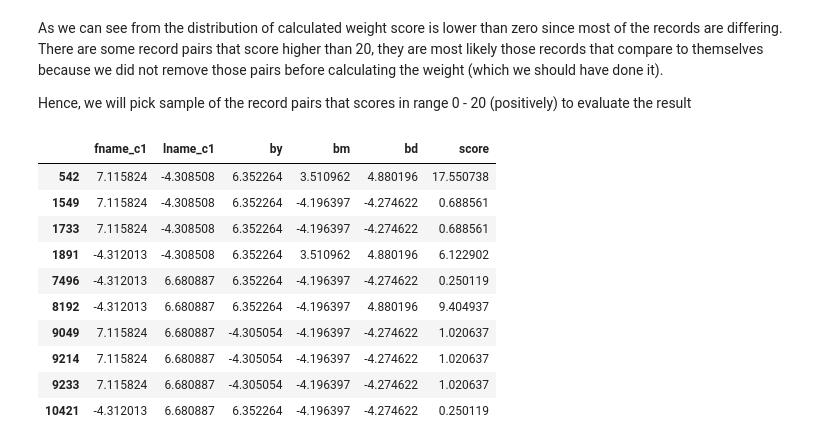
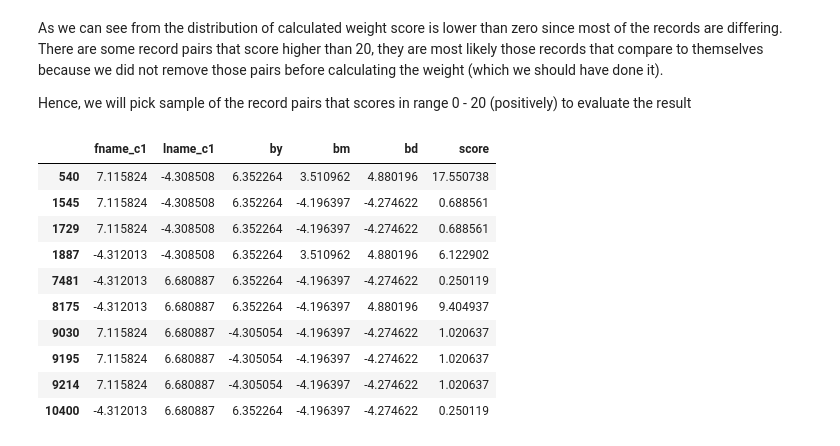
Before and after one commit to RKDSOne/record_linkage, a Jupyter notebook: Record-linkage.ipynb, the cells around one changed output. Saved outputs shown, nothing was run; the diff lists cells and outputs as text; code cells hidden in the pictures.

```diff
--- a/Record-linkage.ipynb
+++ b/Record-linkage.ipynb
@@ -148,6 +147,9 @@ def field_weight(field, comp):
     else:
         weight = disagreement_weight(m_prob[field], u_prob[field])
     return weight
+# %%
+# Add unique identifier to each row
+rl500['identifier'] = rl500.index
 # %%
 # Create dummy field to perform cartesian product using Pandas Merge
 rl500['key'] = 1
@@ -159,0 +171,3 @@ rl500_pairs.shape, rl500.shape
+# %%
+# Remove self-comparison pair
+rl500_pairs = rl500_pairs[rl500_pairs.identifier_x != rl500_pairs.identifier_y]
@@ -159,0 +183,2 @@ rl500_pairs.shape, rl500.shape
+# %%
+rl500_pairs = rl500_pairs.reset_index()
@@ -287,17 +348,17 @@ As we can see from the distribution of calculated weight score is lower than zer
 
 Hence, we will pick sample of the record pairs that scores in range 0 - 20 (positively) to evaluate the result
 # %%
-weight_matrix[(weight_matrix.score > 0) & (weight_matrix.score < 20)].head(10)
+weight_matrix[(weight_matrix.score > 0)].head(10)
 # %% [output]
 |  | fname_c1 | lname_c1 | by | bm | bd | score |
-| 542 | 7.115824 | -4.308508 | 6.352264 | 3.510962 | 4.880196 | 17.550738 |
-| 1549 | 7.115824 | -4.308508 | 6.352264 | -4.196397 | -4.274622 | 0.688561 |
-| 1733 | 7.115824 | -4.308508 | 6.352264 | -4.196397 | -4.274622 | 0.688561 |
-| 1891 | -4.312013 | -4.308508 | 6.352264 | 3.510962 | 4.880196 | 6.122902 |
-| 7496 | -4.312013 | 6.680887 | 6.352264 | -4.196397 | -4.274622 | 0.250119 |
-| 8192 | -4.312013 | 6.680887 | 6.352264 | -4.196397 | 4.880196 | 9.404937 |
-| 9049 | 7.115824 | 6.680887 | -4.305054 | -4.196397 | -4.274622 | 1.020637 |
+| 540 | 7.115824 | -4.308508 | 6.352264 | 3.510962 | 4.880196 | 17.550738 |
+| 1545 | 7.115824 | -4.308508 | 6.352264 | -4.196397 | -4.274622 | 0.688561 |
+| 1729 | 7.115824 | -4.308508 | 6.352264 | -4.196397 | -4.274622 | 0.688561 |
+| 1887 | -4.312013 | -4.308508 | 6.352264 | 3.510962 | 4.880196 | 6.122902 |
+| 7481 | -4.312013 | 6.680887 | 6.352264 | -4.196397 | -4.274622 | 0.250119 |
+| 8175 | -4.312013 | 6.680887 | 6.352264 | -4.196397 | 4.880196 | 9.404937 |
+| 9030 | 7.115824 | 6.680887 | -4.305054 | -4.196397 | -4.274622 | 1.020637 |
+| 9195 | 7.115824 | 6.680887 | -4.305054 | -4.196397 | -4.274622 | 1.020637 |
 | 9214 | 7.115824 | 6.680887 | -4.305054 | -4.196397 | -4.274622 | 1.020637 |
-| 9233 | 7.115824 | 6.680887 | -4.305054 | -4.196397 | -4.274622 | 1.020637 |
-| 10421 | -4.312013 | 6.680887 | 6.352264 | -4.196397 | -4.274622 | 0.250119 |
+| 10400 | -4.312013 | 6.680887 | 6.352264 | -4.196397 | -4.274622 | 0.250119 |
 # %%
```
Also changed, not shown: parts of 24 cells of this notebook.
